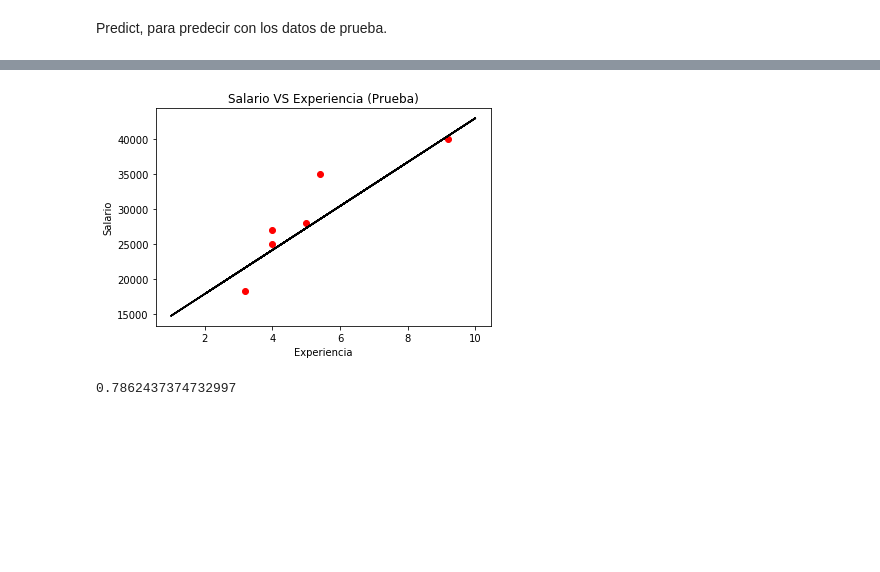
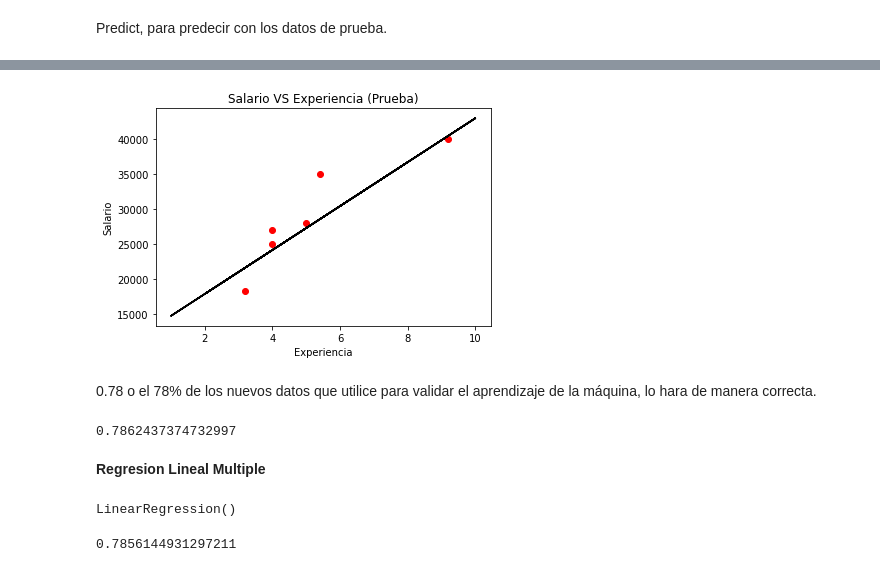
Before and after one commit to datalou/Data-Science, a Jupyter notebook: Regresion_Lineal_simple_creacion_de_modelo.ipynb, the cells around one changed output, grey strips where cells are left out. Saved outputs shown, nothing was run; the diff lists cells and outputs as text; code cells hidden in the pictures; blank space fills up the shorter version.

```diff
--- a/Regresion_Lineal_simple_creacion_de_modelo.ipynb
+++ b/Regresion_Lineal_simple_creacion_de_modelo.ipynb
@@ -93,14 +97,18 @@ viz_train.show()
 # %%
 viz_test = plt
-viz_test.scatter(X_test, y_test, color = 'red')
+viz_test.scatter(X_test, Y_test, color = 'red')
 viz_test.plot(X_train, regressor.predict(X_train), color='black')
 viz_train.title('Salario VS Experiencia (Prueba)')
 viz_train.xlabel('Experiencia')
 viz_train.ylabel('Salario')
 viz_test.show()
 # %% [output]
-[figure, old version]
+[figure, new version]
+# %% [markdown]
+0.78 o el 78% de los nuevos datos que utilice para validar el aprendizaje de la máquina, lo hara de manera correcta.
 # %%
 regressor.score(X_test, Y_test)
 # %% [output]
 0.7862437374732997
+# %% [markdown]
+**Regresion Lineal Multiple**
@@ -106,0 +138,9 @@ regressor.score(X_test, Y_test)
+# %%
+regressor = LinearRegression()
+regressor.fit(X_train, Y_train)
+# %% [output]
+LinearRegression()
+# %%
+print(regressor.score(X_test, Y_test))
+# %% [output]
+0.7856144931297211
```
Also changed, not shown: parts of 12 cells of this notebook.
